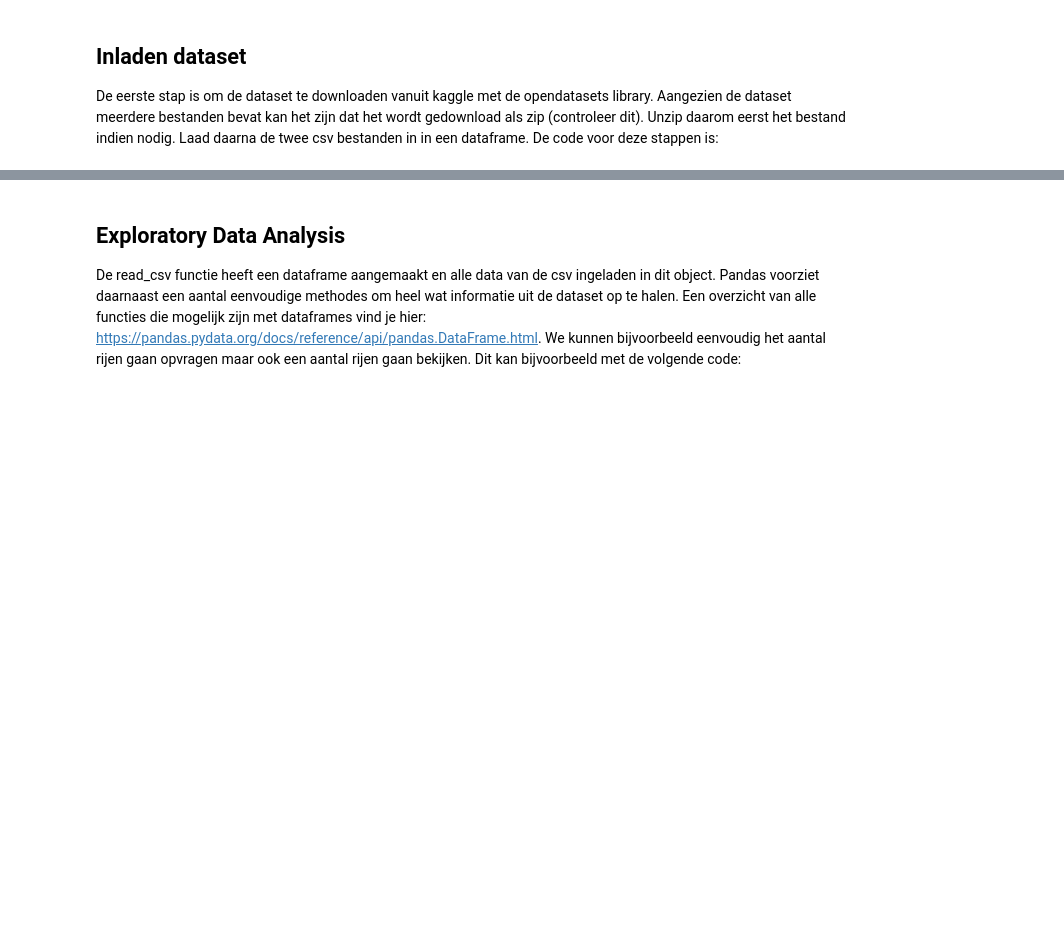
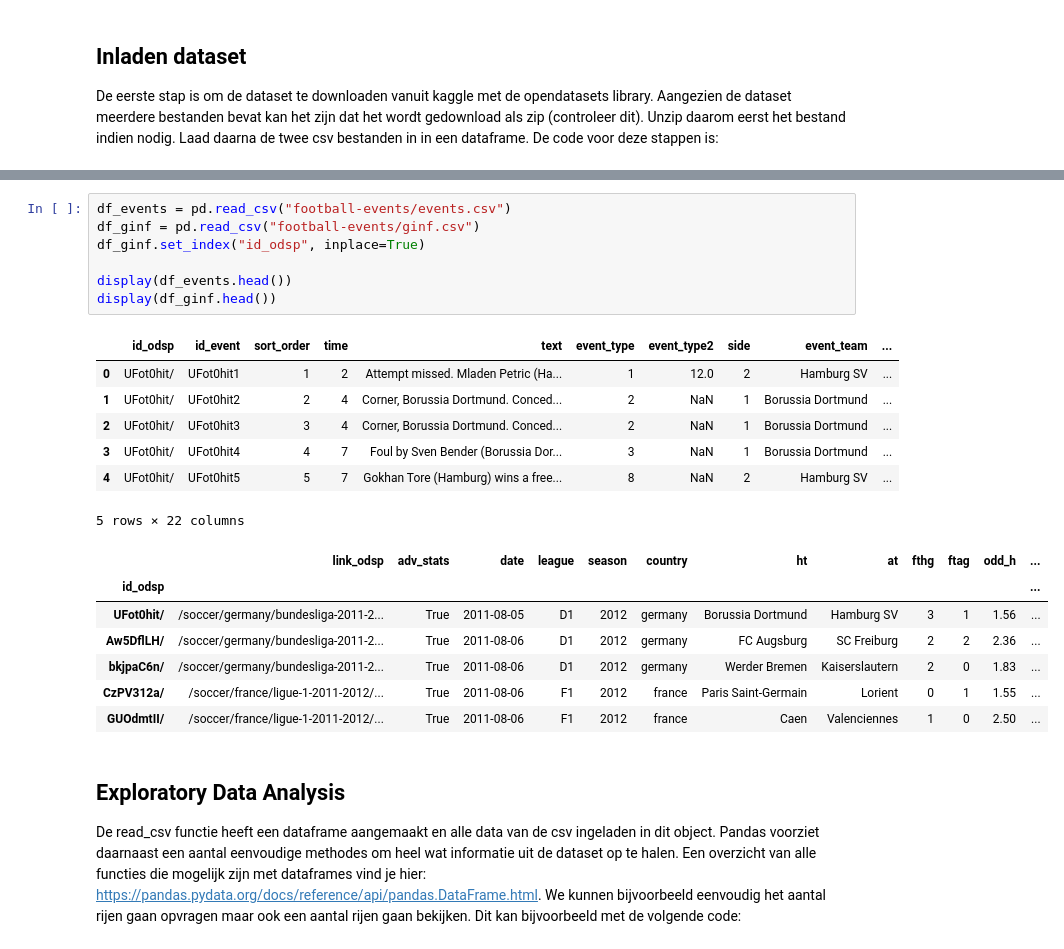
Before and after one commit to OdiseeDataScience2223/Leerstof, a Jupyter notebook: Week 3/Data Cleaning.ipynb, the cells around one changed output, grey strips where cells are left out. Cells and saved outputs as stored; diff of their text form; blank space fills up the shorter version.

```diff
--- a/Week 3/Data Cleaning.ipynb
+++ b/Week 3/Data Cleaning.ipynb
@@ -21,3 +33,25 @@ De code voor deze stappen is:
+# %%
+df_events = pd.read_csv("football-events/events.csv")
+df_ginf = pd.read_csv("football-events/ginf.csv")
+df_ginf.set_index("id_odsp", inplace=True)
+
+display(df_events.head())
+display(df_ginf.head())
+# %% [output]
+|  | id_odsp | id_event | sort_order | time | text | event_type | event_type2 | side | event_team | ... |
+| 0 | UFot0hit/ | UFot0hit1 | 1 | 2 | Attempt missed. Mladen Petric (Ha... | 1 | 12.0 | 2 | Hamburg SV | ... |
+| 1 | UFot0hit/ | UFot0hit2 | 2 | 4 | Corner, Borussia Dortmund. Conced... | 2 | NaN | 1 | Borussia Dortmund | ... |
+| 2 | UFot0hit/ | UFot0hit3 | 3 | 4 | Corner, Borussia Dortmund. Conced... | 2 | NaN | 1 | Borussia Dortmund | ... |
+| 3 | UFot0hit/ | UFot0hit4 | 4 | 7 | Foul by Sven Bender (Borussia Dor... | 3 | NaN | 1 | Borussia Dortmund | ... |
+| 4 | UFot0hit/ | UFot0hit5 | 5 | 7 | Gokhan Tore (Hamburg) wins a free... | 8 | NaN | 2 | Hamburg SV | ... |
+5 rows × 22 columns
+|  | link_odsp | adv_stats | date | league | season | country | ht | at | fthg | ftag | odd_h | ... |
+| id_odsp |  |  |  |  |  |  |  |  |  |  |  | ... |
+| UFot0hit/ | /soccer/germany/bundesliga-2011-2... | True | 2011-08-05 | D1 | 2012 | germany | Borussia Dortmund | Hamburg SV | 3 | 1 | 1.56 | ... |
+| Aw5DflLH/ | /soccer/germany/bundesliga-2011-2... | True | 2011-08-06 | D1 | 2012 | germany | FC Augsburg | SC Freiburg | 2 | 2 | 2.36 | ... |
+| bkjpaC6n/ | /soccer/germany/bundesliga-2011-2... | True | 2011-08-06 | D1 | 2012 | germany | Werder Bremen | Kaiserslautern | 2 | 0 | 1.83 | ... |
+| CzPV312a/ | /soccer/france/ligue-1-2011-2012/... | True | 2011-08-06 | F1 | 2012 | france | Paris Saint-Germain | Lorient | 0 | 1 | 1.55 | ... |
+| GUOdmtII/ | /soccer/france/ligue-1-2011-2012/... | True | 2011-08-06 | F1 | 2012 | france | Caen | Valenciennes | 1 | 0 | 2.50 | ... |
 # %% [markdown]
 ## Exploratory Data Analysis
 
```
Also changed, not shown: parts of 6 cells of this notebook.
